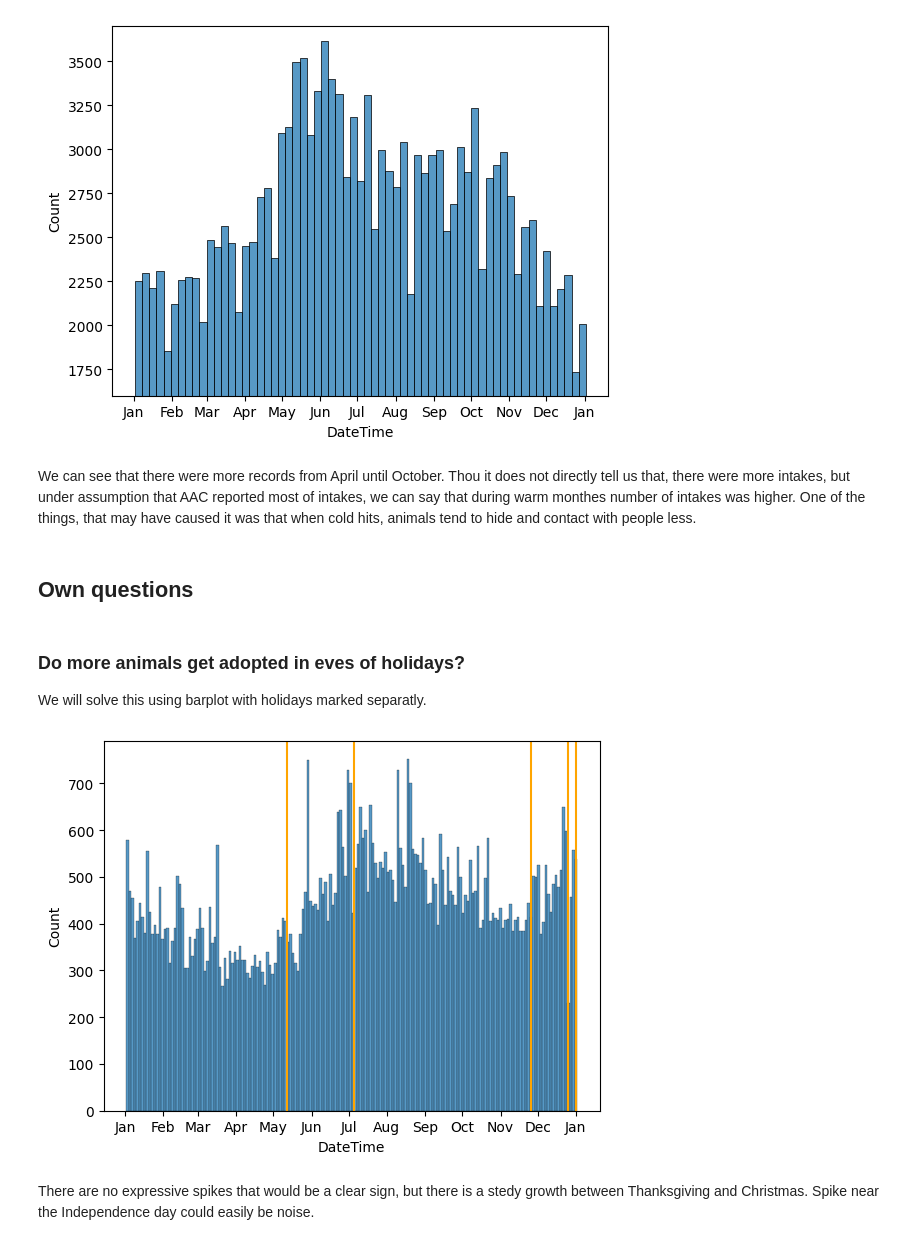
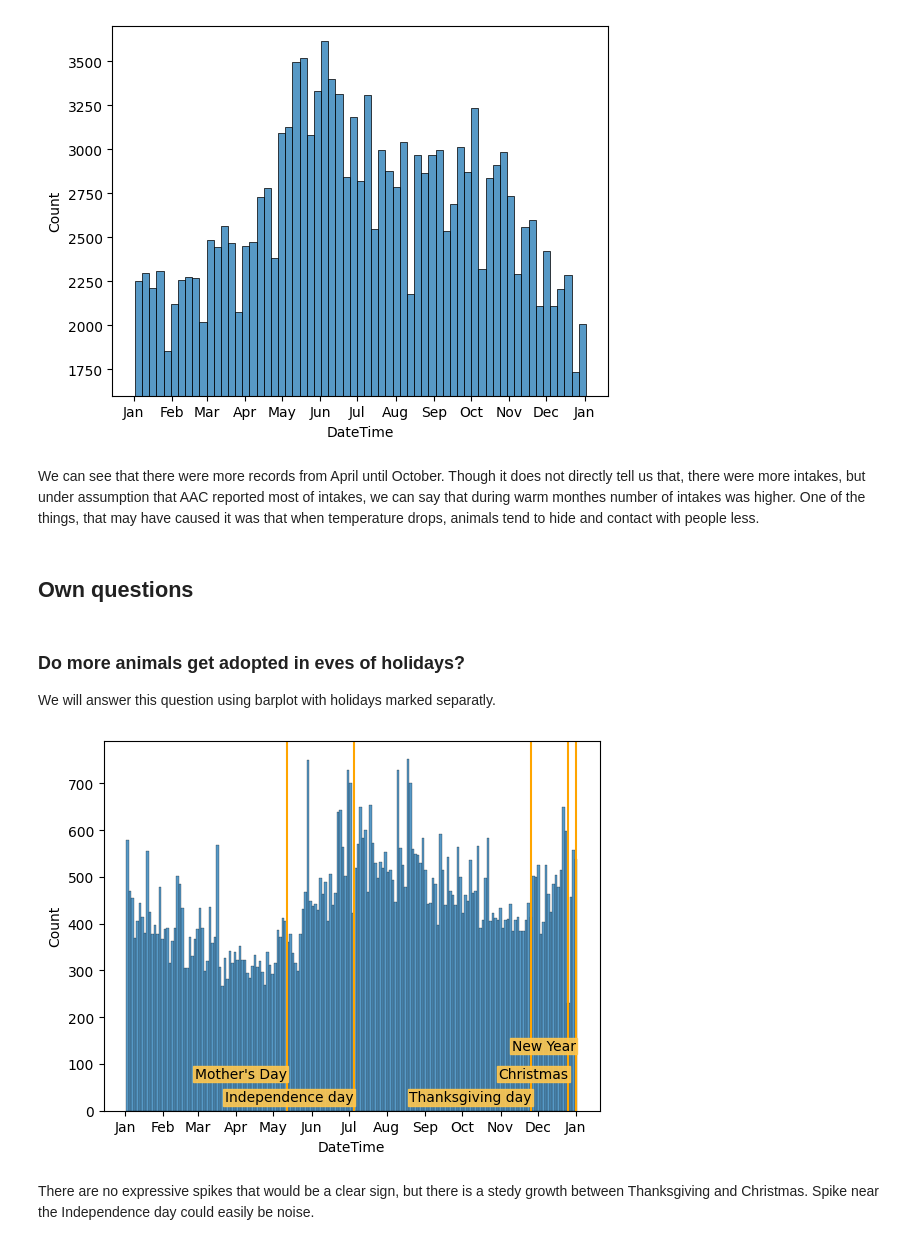
Before and after one commit to ZhigaMason/University, a Jupyter notebook: 01/assignment01.ipynb, the cells around one changed output. Cells and saved outputs as stored; diff of their text form; code cells hidden in the pictures.

```diff
--- a/01/assignment01.ipynb
+++ b/01/assignment01.ipynb
@@ -972,29 +974,41 @@ ax.xaxis.set_major_formatter(DateFormatter('%b'))
 # %% [output]
 [figure]
 # %% [markdown]
-We can see that there were more records from April until October. Thou it does not directly tell us that, there were more intakes, but under assumption that AAC reported most of intakes, we can say that during warm monthes number of intakes was higher. One of the things, that may have caused it was that when cold hits, animals tend to hide and contact with people less.
+We can see that there were more records from April until October. Though it does not directly tell us that, there were more intakes, but under assumption that AAC reported most of intakes, we can say that during warm monthes number of intakes was higher. One of the things, that may have caused it was that when temperature drops, animals tend to hide and contact with people less.
 # %% [markdown]
 ## Own questions
 # %% [markdown]
 ### Do more animals get adopted in eves of holidays?
 
-We will solve this using barplot with holidays marked separatly.
+We will answer this question using barplot with holidays marked separatly.
 # %%
 # pandas tserise holiday module has only federal goverments
 holidays = pd.to_datetime(['2001-12-31', '2001-05-11', '2001-07-04', '2001-11-25', '2001-12-25']).dayofyear
-# New Year, Mother's Day, Independence day, Thanksgiving day, Christmas
+names =  ["New Year", "Mother's Day", 'Independence day', 'Thanksgiving day', 'Christmas']
+idxs = [130, 70, 20, 20, 70]
 
 adopted = outcome.loc[outcome['Outcome Type'] == 'Adoption', 'DateTime'].dt.dayofyear.sort_values()
 ax = sns.histplot(
     adopted,
     bins=36*5
 
 )
+
 ax.xaxis.set_major_locator(MonthLocator())
 ax.xaxis.set_major_formatter(DateFormatter('%b'))
-for holiday in holidays:
+for holiday, name, idx in zip(holidays, names, idxs):
     ax.axvline(holiday, color='orange')
+    ax.annotate(name, (holiday, idx),
+                color='black',
+                ha='right',
+                bbox=dict(
+                    fc='#ffc74f',
+                    ec='#ffc74f',
+                    pad=1,
+                    alpha=0.9
+                )
+    )
 # %% [output]
-[figure, old version]
+[figure, new version]
 # %% [markdown]
 There are no expressive spikes that would be a clear sign, but there is a stedy growth between Thanksgiving and Christmas. Spike near the Independence day could easily be noise.
```
Also changed, not shown: parts of 12 cells of this notebook.
